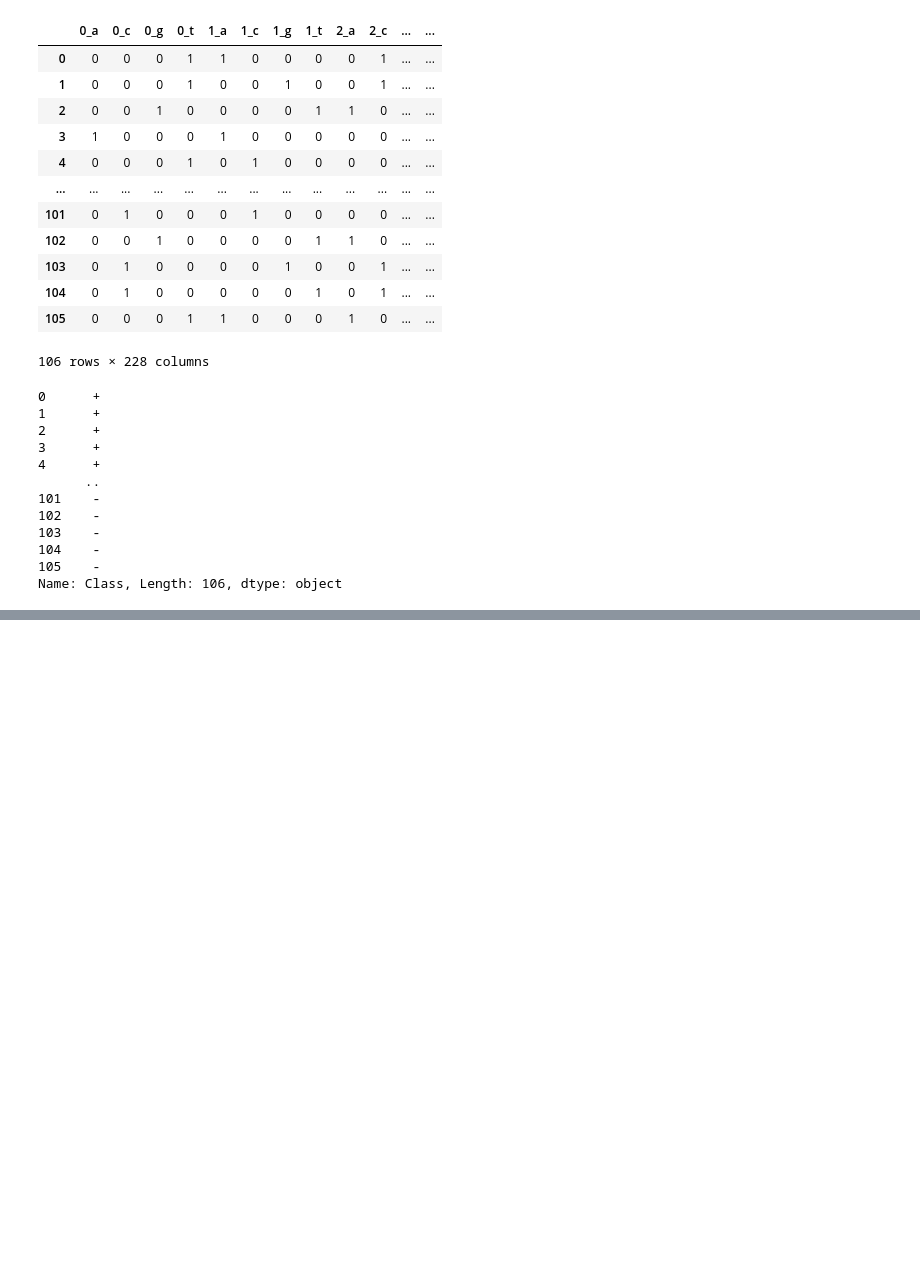
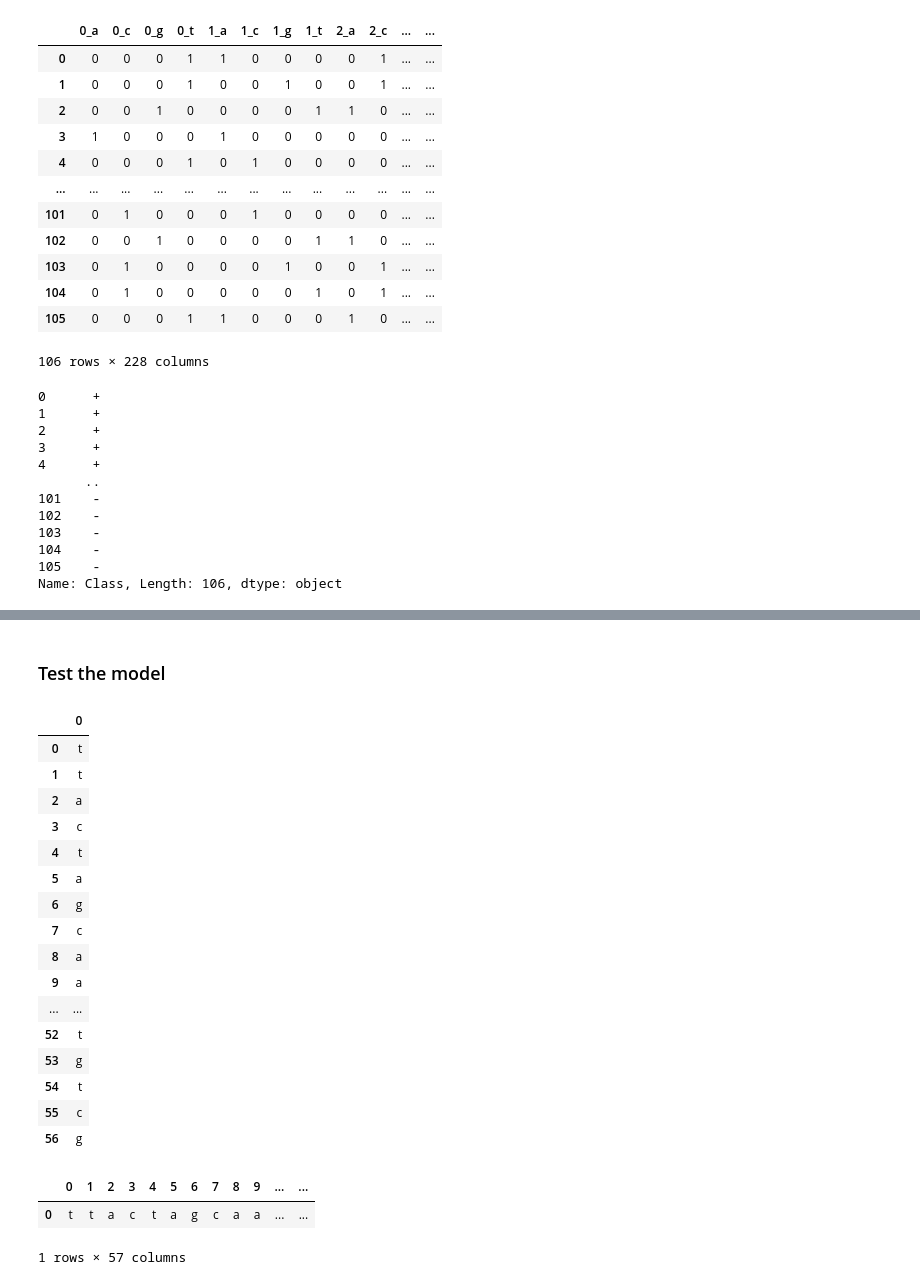
Before and after one commit to lawalsegun2025/dna_sequencing_for_detecting_e_coli_virus, a Jupyter notebook: dna_sequencing_for_detecting_e_coli.ipynb, the cells around one changed output, grey strips where cells are left out. Saved outputs shown, nothing was run; the diff lists cells and outputs as text; code cells hidden in the pictures; blank space fills up the shorter version.

```diff
--- a/dna_sequencing_for_detecting_e_coli.ipynb
+++ b/dna_sequencing_for_detecting_e_coli.ipynb
@@ -366,0 +367,32 @@ pickle.dump(model, open(file_name, "wb"))
+# %% [markdown]
+### Test the model
+# %%
+genome = "ttactagcaatacgcttgcgttcggtggttaagtatgtataatgcgcgggcttgtcg"
+genome_list = list(genome)
+df_test = pd.DataFrame(genome_list)
+df_test
+# %% [output]
+|  | 0 |
+| 0 | t |
+| 1 | t |
+| 2 | a |
+| 3 | c |
+| 4 | t |
+| 5 | a |
+| 6 | g |
+| 7 | c |
+| 8 | a |
+| 9 | a |
+| ... | ... |
+| 52 | t |
+| 53 | g |
+| 54 | t |
+| 55 | c |
+| 56 | g |
+# %%
+df_test = df_test.transpose()
+df_test
+# %% [output]
+|  | 0 | 1 | 2 | 3 | 4 | 5 | 6 | 7 | 8 | 9 | ... | ... |
+| 0 | t | t | a | c | t | a | g | c | a | a | ... | ... |
+1 rows × 57 columns
```
Also changed, not shown: parts of 24 cells of this notebook.
